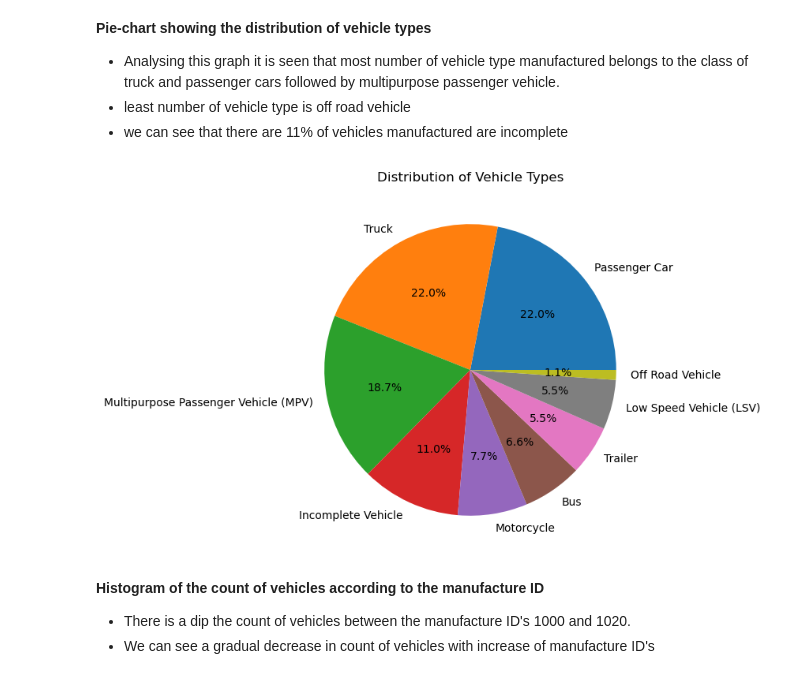
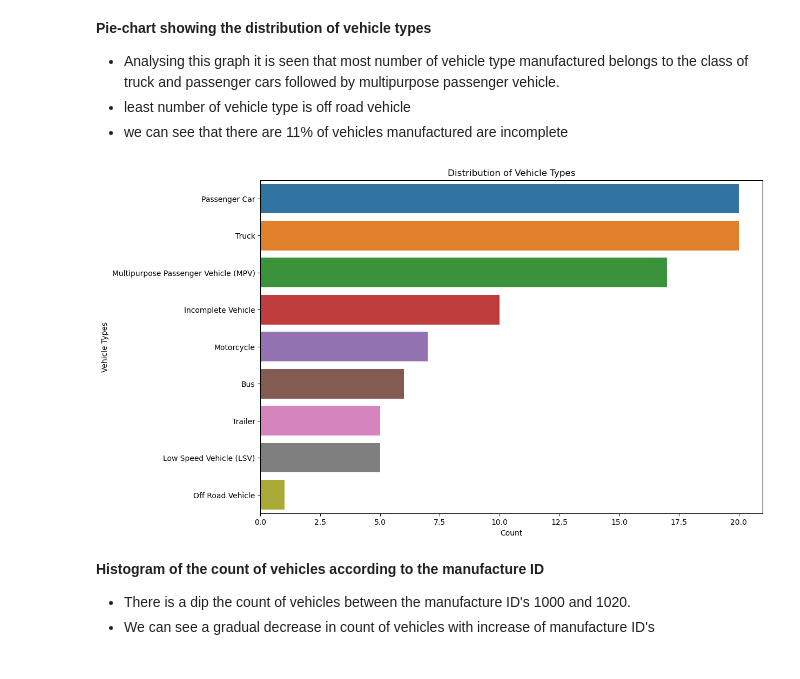
Before and after one commit to ArunMathew7/DAV-5400, a Jupyter notebook: Web data extraction using python/outputs.ipynb, the cells around one changed output. Saved outputs shown, nothing was run; the diff lists cells and outputs as text; code cells hidden in the pictures.

```diff
--- a/project 2/outputs.ipynb
+++ b/Web data extraction using python/outputs.ipynb
@@ -141,10 +192,10 @@ API_parsing.EDA.describe()
 * Analysing this graph it is seen that most number of vehicle type manufactured belongs to the class of truck and passenger cars followed by multipurpose passenger vehicle.
 * least number of vehicle type is off road vehicle
 * we can see that there are 11% of vehicles manufactured are incomplete
-# %%
-API_parsing.EDA.vehicle_types()
-# %% [output]
-[figure, removed]
+# %%
+api_parsing.eda.vehicle_types()
+# %% [output]
+[figure, added]
 # %% [markdown]
 <b>Histogram of the count of vehicles according to the manufacture ID</b>
 * There is a dip the count of vehicles between the manufacture ID's 1000 and 1020.
```
Also changed, not shown: parts of 23 cells of this notebook, 5 other files.
